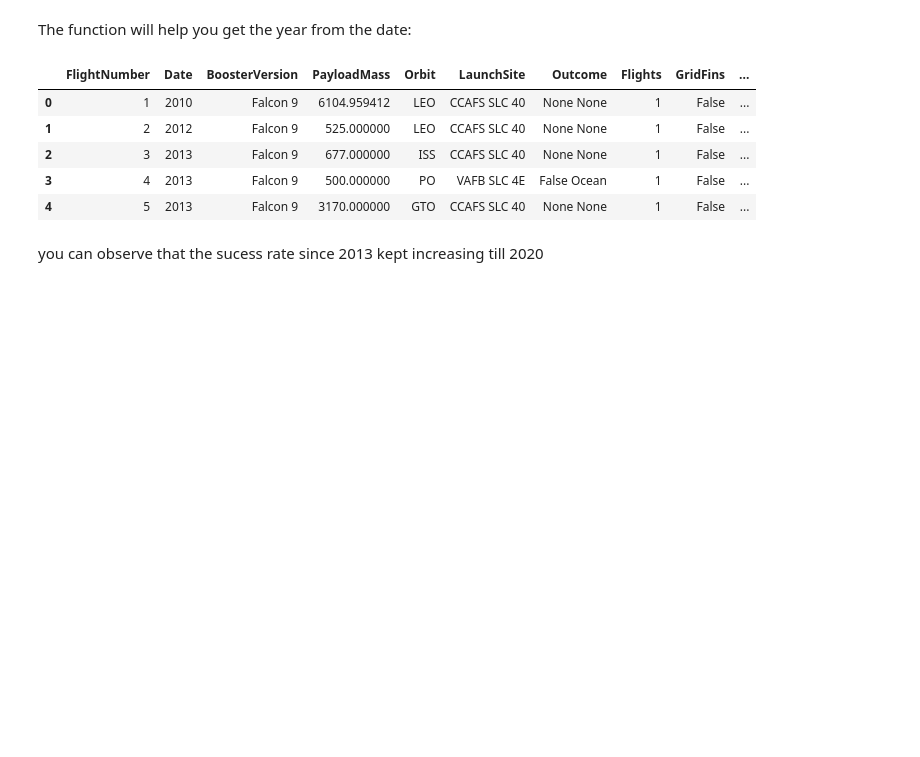
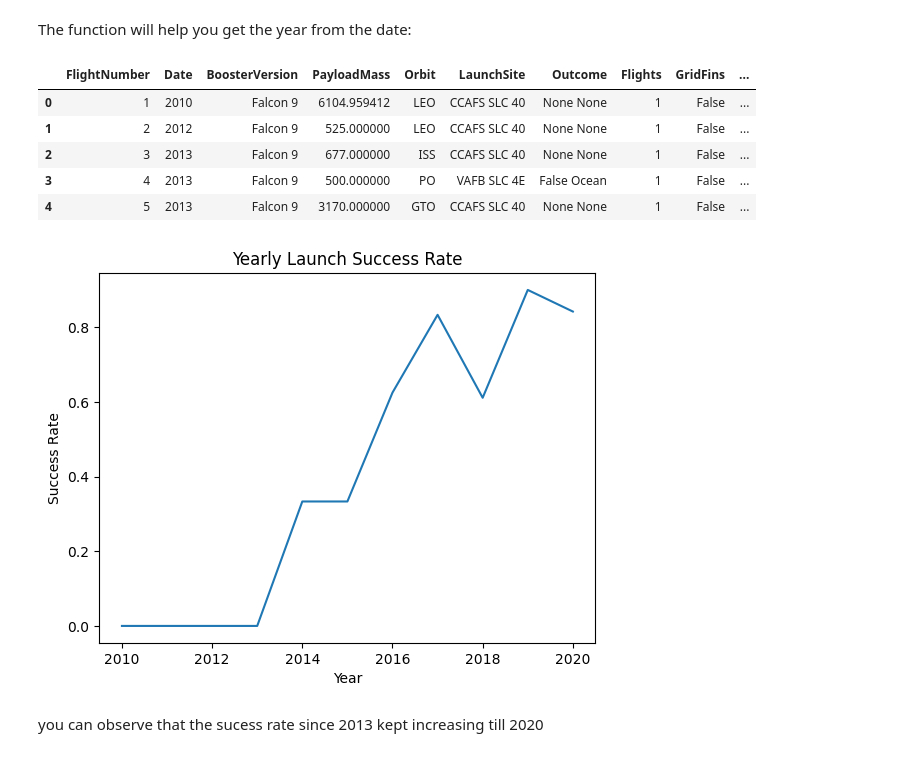
Before and after one commit to ipesciazzurri2/spacex-data-collection, a Jupyter notebook: edadataviz.ipynb, the cells around one changed output. Cells and saved outputs as stored; diff of their text form; code cells hidden in the pictures; blank space fills up the shorter version.

```diff
--- a/edadataviz.ipynb
+++ b/edadataviz.ipynb
@@ -215,9 +215,18 @@ df.head()
 | 4 | 5 | 2013 | Falcon 9 | 3170.000000 | GTO | CCAFS SLC 40 | None None | 1 | False | ... |
 # %%
 # Plot a line chart with x axis to be the extracted year and y axis to be the success rate
-df['Year'] = df['Date'].str.split('-').str[0]
+df['Date'] = pd.to_datetime(df['Date'], errors='coerce')
+df['Year'] = df['Date'].dt.year
 
-yearly_success = df.groupby('Year')['Class'].mean().reset_index()
+yearly_success = df.groupby('Year', as_index=False)['Class'].mean()
+
+plt.plot(yearly_success['Year'], yearly_success['Class'])
+plt.xlabel('Year')
+plt.ylabel('Success Rate')
+plt.title('Yearly Launch Success Rate')
+plt.show()
+# %% [output]
+[figure, added]
 # %% [markdown]
 you can observe that the sucess rate since 2013 kept increasing till 2020
 # %% [markdown]
```
Also changed, not shown: parts of 2 cells of this notebook.
